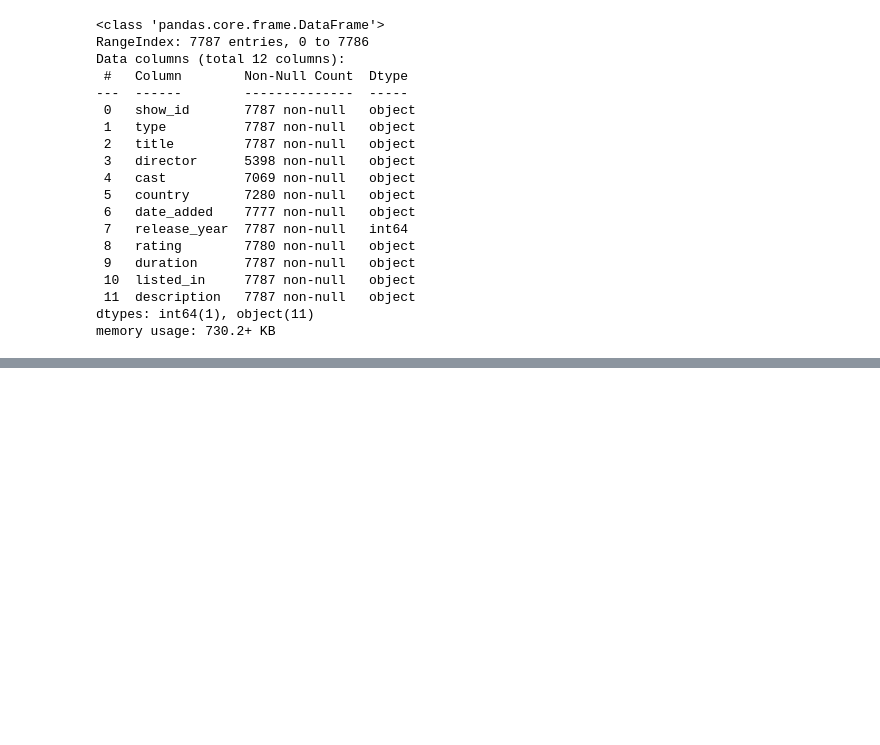
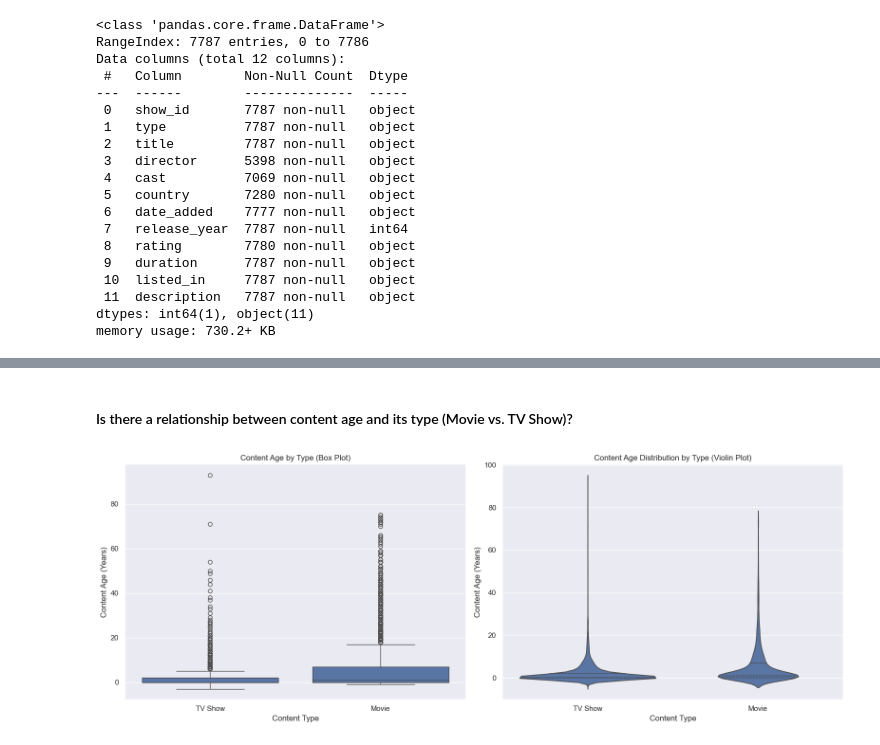
Before and after one commit to NickyY28/21-days-21-projects, a Jupyter notebook: day2Project2/NetflixAnalysis.ipynb, the cells around one changed output, grey strips where cells are left out. Drawn from its saved outputs; the diff is of its cells as text; code cells hidden in the pictures; blank space fills up the shorter version.

```diff
--- a/day2Project2/NetflixAnalysis.ipynb
+++ b/day2Project2/NetflixAnalysis.ipynb
@@ -41,0 +109,2 @@ memory usage: 730.2+ KB
+# %%
+netflix_df['added_decade'] = (netflix_df['year_added'] // 5) * 5
@@ -41,0 +113,17 @@ memory usage: 730.2+ KB
+# %%
+rating_map = {
+    'TV-MA': 'Adult',
+    'R': 'Adult',
+    'NC-17': 'Adult',
+    'TV-14': 'Teen',
+    'PG-13': 'Teen',
+    'TV-PG': 'Family',
+    'PG': 'Family',
+    'TV-G': 'Kids',
+    'G': 'Kids',
+    'TV-Y': 'Kids',
+    'TV-Y7': 'Kids'
+}
+
+netflix_df['rating_group'] = netflix_df['rating'].map(rating_map)
+netflix_df = netflix_df.dropna(subset=['rating_group'])
@@ -41,0 +207,33 @@ memory usage: 730.2+ KB
+# %% [markdown]
+#### Is there a relationship between content age and its type (Movie vs. TV Show)?
+# %%
+
+fig, axes = plt.subplots(1, 2, figsize=(16, 6))
+
+# Box Plot
+sns.boxplot(
+    data=netflix_df,
+    x='type',
+    y='Content_Lag',
+    ax=axes[0]
+)
+axes[0].set_title('Content Age by Type (Box Plot)')
+axes[0].set_xlabel('Content Type')
+axes[0].set_ylabel('Content Age (Years)')
+
+# Violin Plot
+sns.violinplot(
+    data=netflix_df,
+    x='type',
+    y='Content_Lag',
+    ax=axes[1],
+    inner='quartile'
+)
+axes[1].set_title('Content Age Distribution by Type (Violin Plot)')
+axes[1].set_xlabel('Content Type')
+axes[1].set_ylabel('Content Age (Years)')
+
+plt.tight_layout()
+plt.show()
+# %% [output]
+[figure, added]
```
Also changed, not shown: parts of 26 cells of this notebook.
